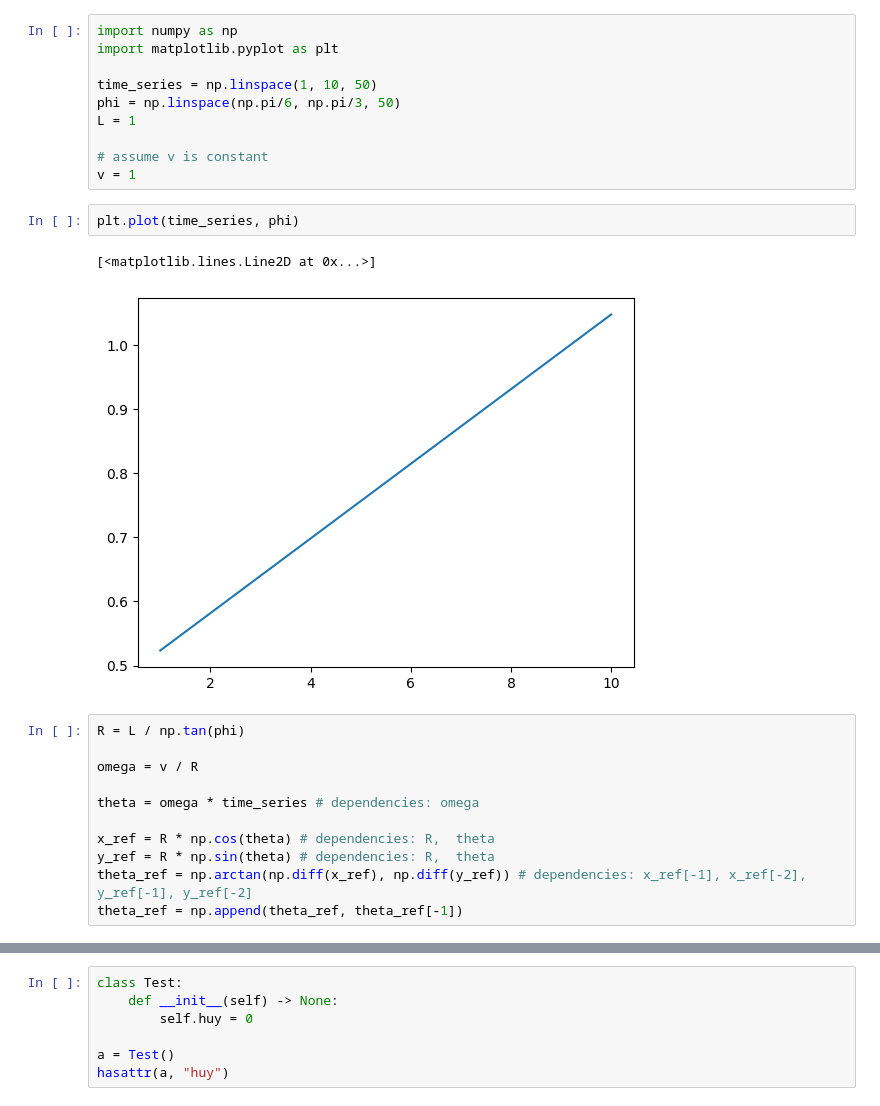
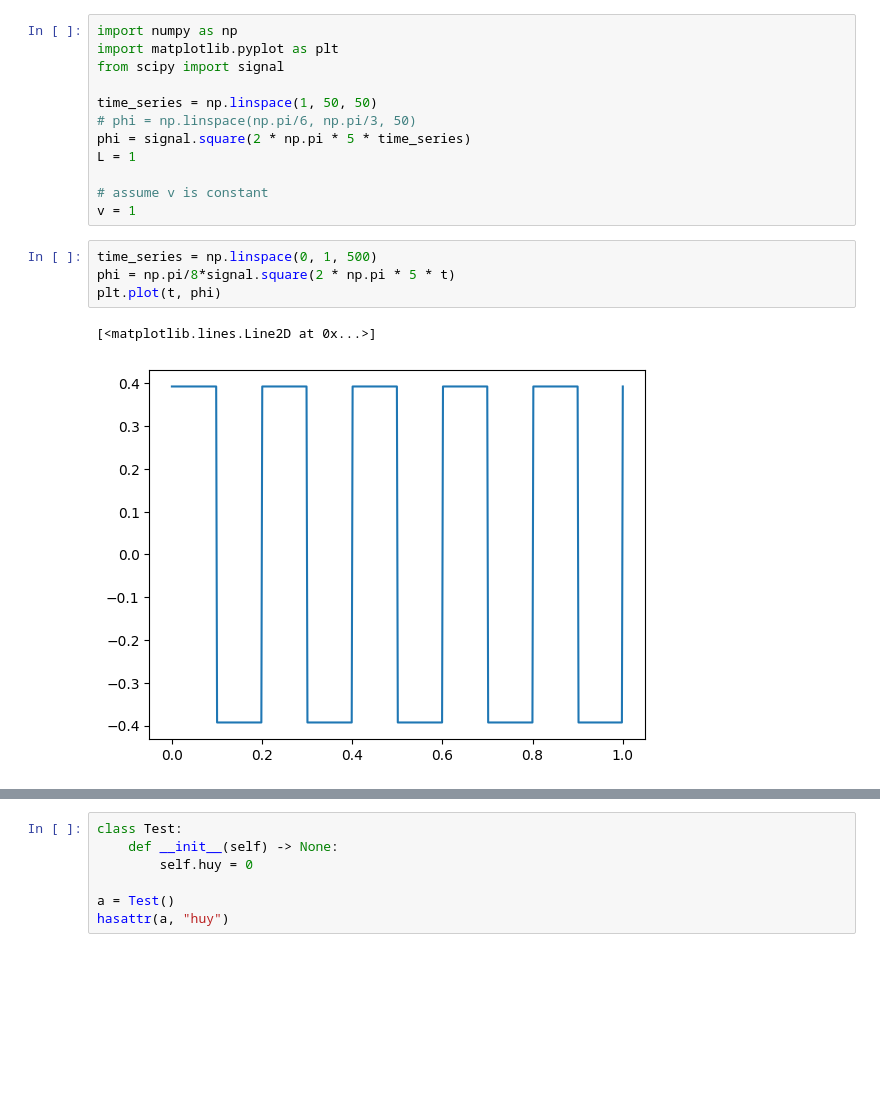
Before and after one commit to huyhoang251296/rcognita-edu-x, a Jupyter notebook: trajectory_creation.ipynb, the cells around one changed output, grey strips where cells are left out. Cells and saved outputs as stored; diff of their text form; blank space fills up the shorter version.

```diff
--- a/trajectory_creation.ipynb
+++ b/trajectory_creation.ipynb
@@ -1,26 +1,19 @@
 # %%
 import numpy as np
 import matplotlib.pyplot as plt
+from scipy import signal
 
-time_series = np.linspace(1, 10, 50)
-phi = np.linspace(np.pi/6, np.pi/3, 50)
+time_series = np.linspace(1, 50, 50)
+# phi = np.linspace(np.pi/6, np.pi/3, 50)
+phi = signal.square(2 * np.pi * 5 * time_series)
 L = 1
 
 # assume v is constant
 v = 1
-# %%
-plt.plot(time_series, phi)
-# %% [output]
-[<matplotlib.lines.Line2D at 0x...>]
-[figure, removed]
-# %%
-R = L / np.tan(phi)
-
-omega = v / R
-
-theta = omega * time_series # dependencies: omega
-
-x_ref = R * np.cos(theta) # dependencies: R,  theta
-y_ref = R * np.sin(theta) # dependencies: R,  theta
-theta_ref = np.arctan(np.diff(x_ref), np.diff(y_ref)) # dependencies: x_ref[-1], x_ref[-2], y_ref[-1], y_ref[-2]
-theta_ref = np.append(theta_ref, theta_ref[-1])
+# %%
+time_series = np.linspace(0, 1, 500)
+phi = np.pi/8*signal.square(2 * np.pi * 5 * t)
+plt.plot(t, phi)
+# %% [output]
+[<matplotlib.lines.Line2D at 0x...>]
+[figure, added]
```
Also changed, not shown: parts of 7 cells of this notebook, 3 other files.
